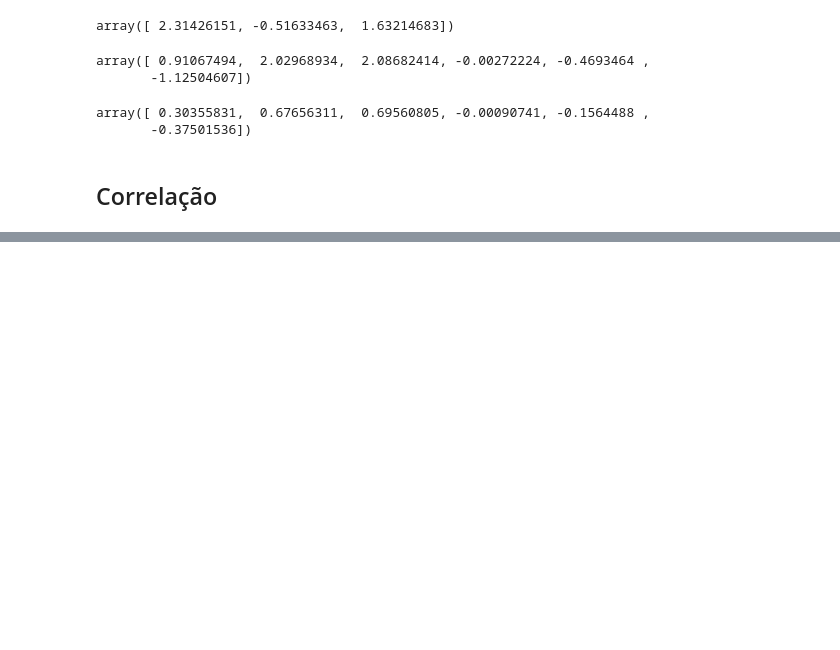
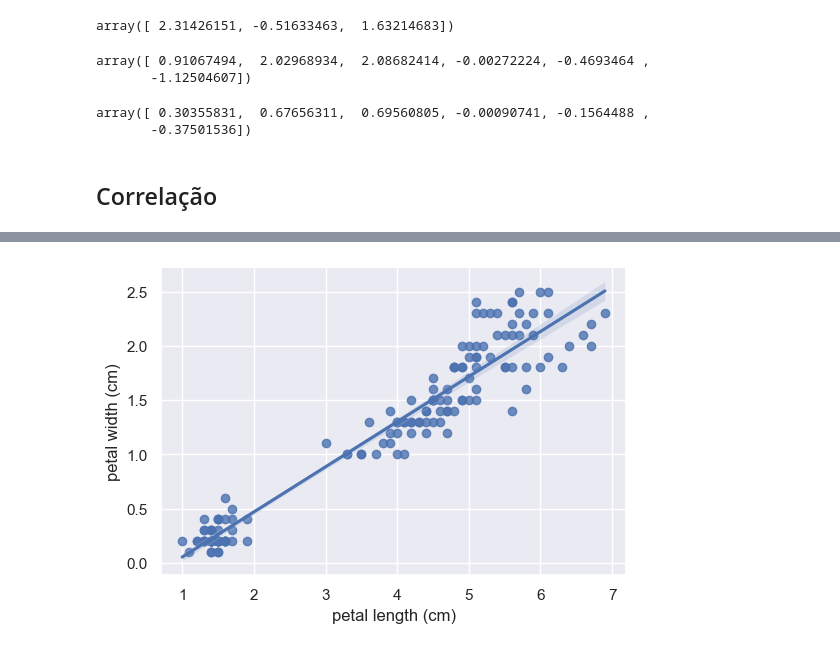
Before and after one commit to faelk8/Numpy, a Jupyter notebook: 04-Estatistica.ipynb, the cells around one changed output, grey strips where cells are left out. Cells and saved outputs as stored; diff of their text form; code cells hidden in the pictures; blank space fills up the shorter version.

```diff
--- a/04-Estatistica.ipynb
+++ b/04-Estatistica.ipynb
@@ -71,0 +116,5 @@ array([[ 1.        , -0.52066942,  0.33239365,  0.23263616,  0.96344745,
+# %%
+sns.set(rc={'figure.figsize':(6,4)})
+sns.regplot(x="petal length (cm)", y="petal width (cm)", data=df);
+# %% [output]
+[figure, added]
```
Also changed, not shown: parts of 20 cells of this notebook.
